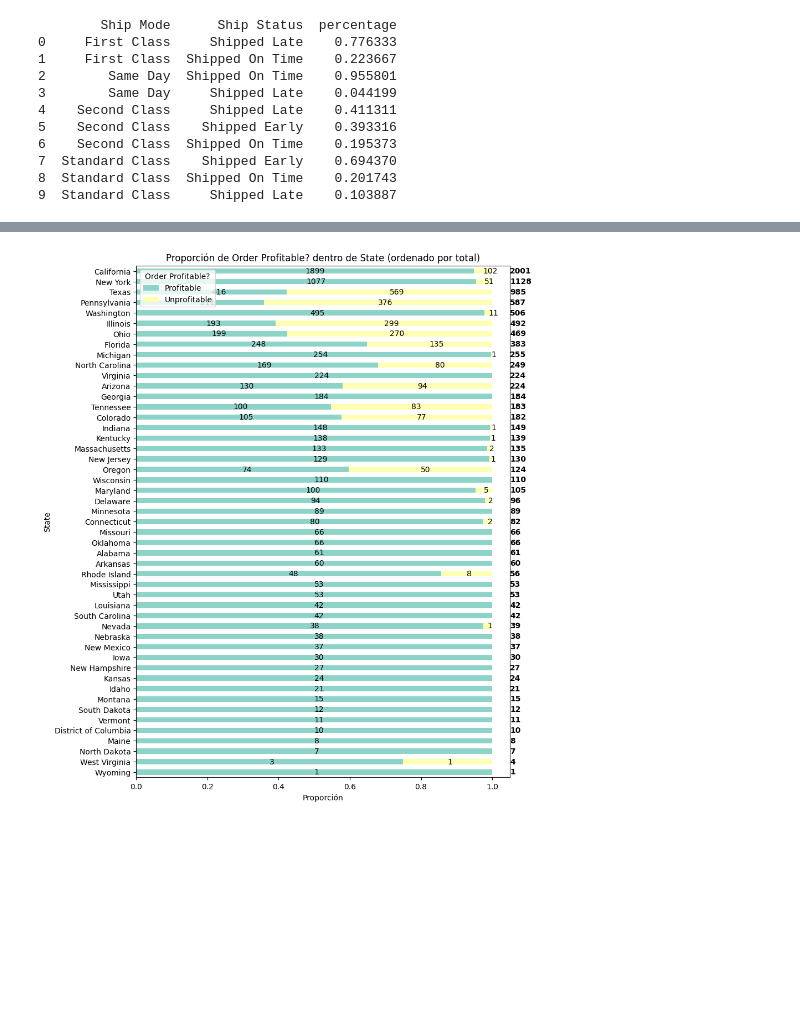
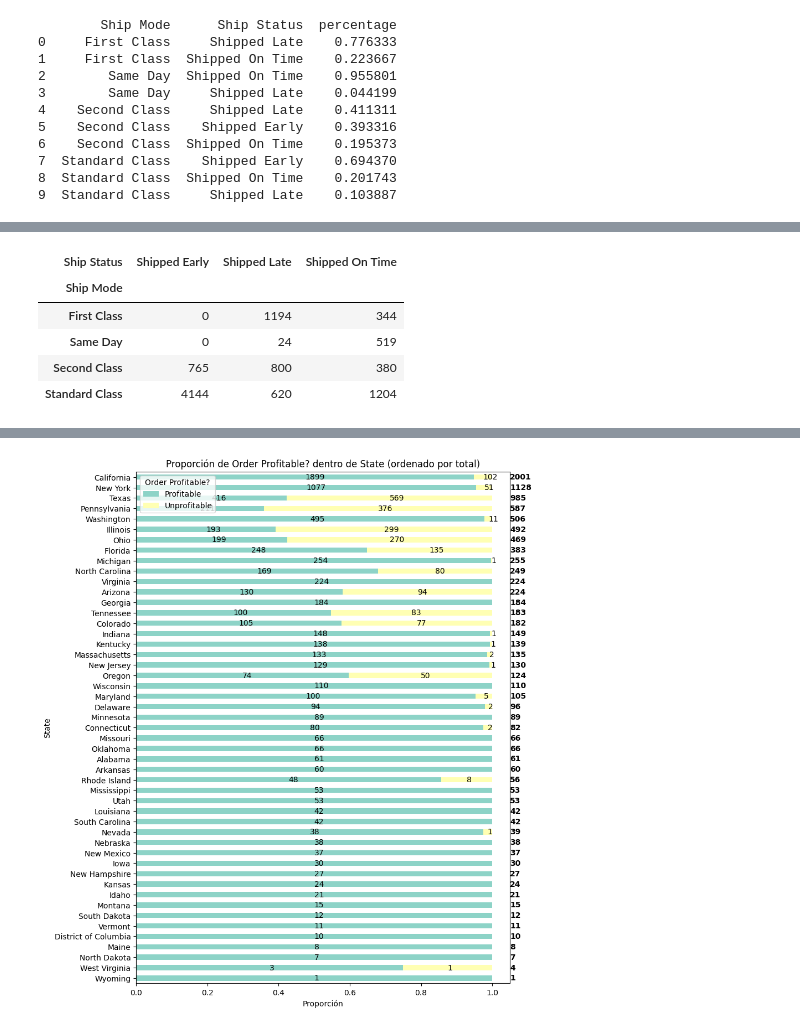
Before and after one commit to JaimeInchaurraga/03_EDA_Superstore_23, a Jupyter notebook: notebooks/02_multivariate_data_analysis.ipynb, the cells around one changed output, grey strips where cells are left out. Cells and saved outputs as stored; diff of their text form; code cells hidden in the pictures; blank space fills up the shorter version.

```diff
--- a/notebooks/02_multivariate_data_analysis.ipynb
+++ b/notebooks/02_multivariate_data_analysis.ipynb
@@ -170,0 +211,12 @@ print(percentages)
+# %%
+# se extrae la tabla de las frecuencias
+tabla_contingencia_shipmode_shipstatus = pd.crosstab(df['Ship Mode'], df['Ship Status'])
+
+tabla_contingencia_shipmode_shipstatus
+# %% [output]
+| Ship Status | Shipped Early | Shipped Late | Shipped On Time |
+| Ship Mode |  |  |  |
+| First Class | 0 | 1194 | 344 |
+| Same Day | 0 | 24 | 519 |
+| Second Class | 765 | 800 | 380 |
+| Standard Class | 4144 | 620 | 1204 |
```
Also changed, not shown: parts of 33 cells of this notebook, 1 other file.
